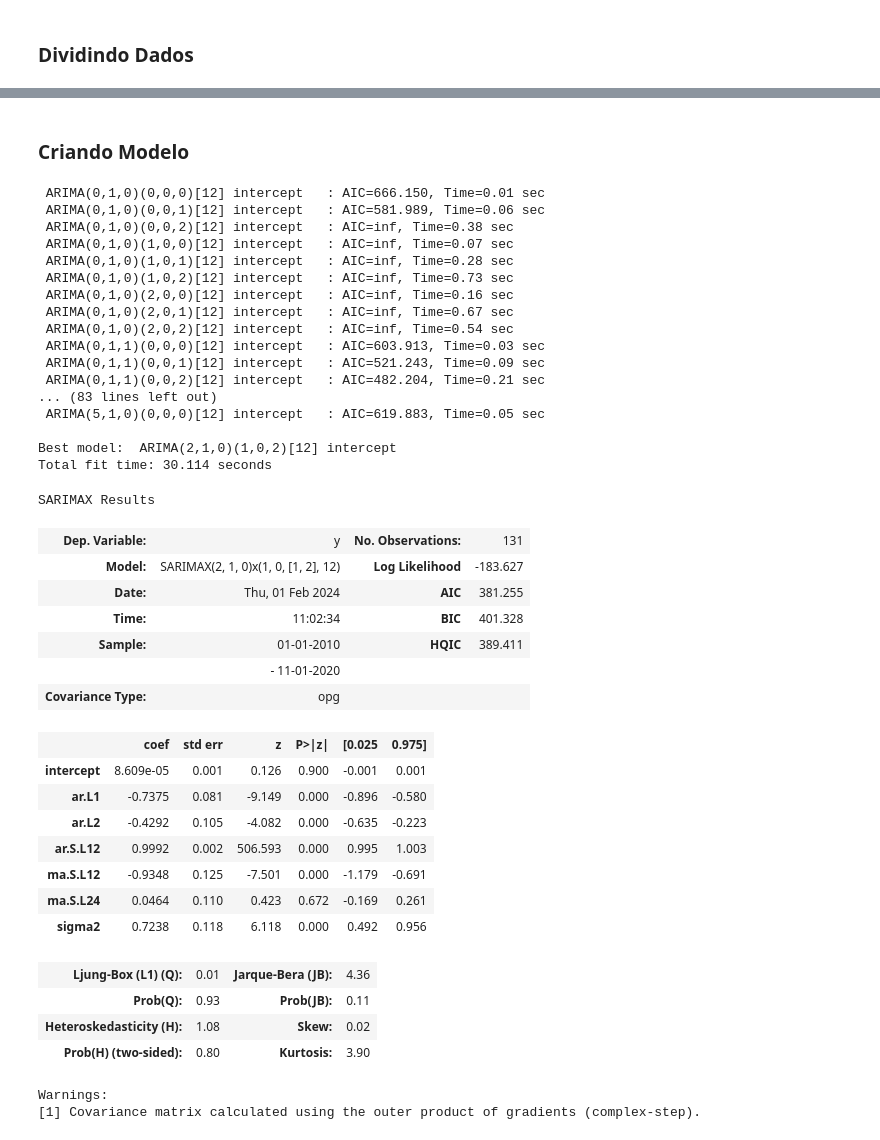
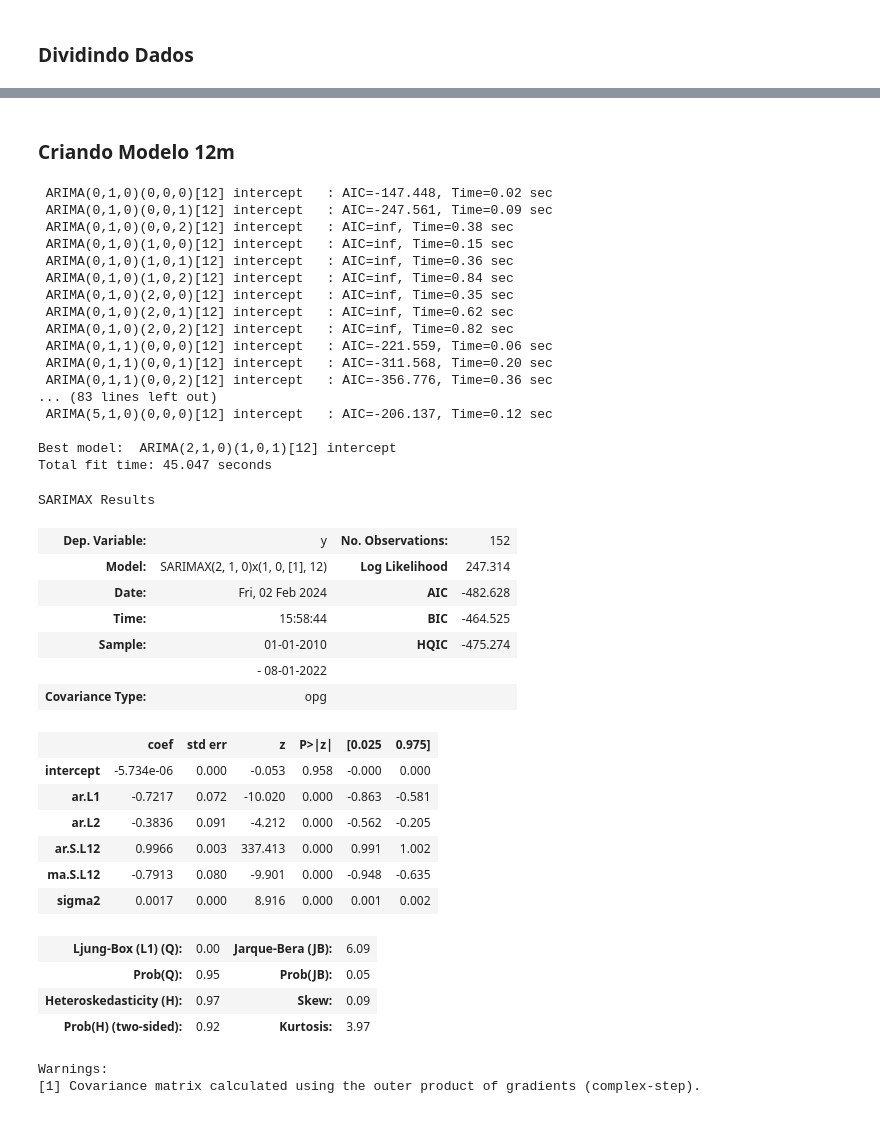
Before and after one commit to lspraciano/timeSeriesChallengeDez23, a Jupyter notebook: supermarket.ipynb, the cells around one changed output, grey strips where cells are left out. Saved outputs shown, nothing was run; the diff lists cells and outputs as text; code cells hidden in the pictures.

```diff
--- a/supermarket.ipynb
+++ b/supermarket.ipynb
@@ -562,7 +578,8 @@ df_arima_cdi["CDI"]: pd.Series = df_arima_cdi["CDI"] ** 1 / 3
 # %% [markdown]
 ### Dividindo Dados
 # %%
-train_size: int = int(len(df_arima_sales) * 0.8)  # 80% dos dados para treinamento, 20% para teste
-train: pd.DataFrame = df_arima_sales[0:train_size]
-test: pd.DataFrame = df_arima_sales[train_size:]
+df_train_12: pd.DataFrame = df_arima_sales.iloc[:-12]
+df_train_24: pd.DataFrame = df_arima_sales.iloc[:-24]
+df_test_12: pd.DataFrame = df_arima_sales.iloc[-12:]
+df_test_24: pd.DataFrame = df_arima_sales.iloc[-24:]
 # %%
@@ -606,2 +657,2 @@ test
 # %% [markdown]
-### Criando Modelo
+### Criando Modelo 12m
@@ -608,6 +665,6 @@ test
 # %%
-arima_model: ARIMA = auto_arima(
-    train["VendasSupermercados"],
+arima_model_12: ARIMA = auto_arima(
+    df_train_12["VendasSupermercados"],
     trace=True,
     stepwise=False,
     seasonal=True,
@@ -615,46 +672,45 @@ arima_model: ARIMA = auto_arima(
     m=12
 )
 # %% [output]
- ARIMA(0,1,0)(0,0,0)[12] intercept   : AIC=666.150, Time=0.01 sec
- ARIMA(0,1,0)(0,0,1)[12] intercept   : AIC=581.989, Time=0.06 sec
+ ARIMA(0,1,0)(0,0,0)[12] intercept   : AIC=-147.448, Time=0.02 sec
+ ARIMA(0,1,0)(0,0,1)[12] intercept   : AIC=-247.561, Time=0.09 sec
  ARIMA(0,1,0)(0,0,2)[12] intercept   : AIC=inf, Time=0.38 sec
- ARIMA(0,1,0)(1,0,0)[12] intercept   : AIC=inf, Time=0.07 sec
- ARIMA(0,1,0)(1,0,1)[12] intercept   : AIC=inf, Time=0.28 sec
- ARIMA(0,1,0)(1,0,2)[12] intercept   : AIC=inf, Time=0.73 sec
- ARIMA(0,1,0)(2,0,0)[12] intercept   : AIC=inf, Time=0.16 sec
- ARIMA(0,1,0)(2,0,1)[12] intercept   : AIC=inf, Time=0.67 sec
- ARIMA(0,1,0)(2,0,2)[12] intercept   : AIC=inf, Time=0.54 sec
- ARIMA(0,1,1)(0,0,0)[12] intercept   : AIC=603.913, Time=0.03 sec
- ARIMA(0,1,1)(0,0,1)[12] intercept   : AIC=521.243, Time=0.09 sec
- ARIMA(0,1,1)(0,0,2)[12] intercept   : AIC=482.204, Time=0.21 sec
+ ARIMA(0,1,0)(1,0,0)[12] intercept   : AIC=inf, Time=0.15 sec
+ ARIMA(0,1,0)(1,0,1)[12] intercept   : AIC=inf, Time=0.36 sec
+ ARIMA(0,1,0)(1,0,2)[12] intercept   : AIC=inf, Time=0.84 sec
+ ARIMA(0,1,0)(2,0,0)[12] intercept   : AIC=inf, Time=0.35 sec
+ ARIMA(0,1,0)(2,0,1)[12] intercept   : AIC=inf, Time=0.62 sec
+ ARIMA(0,1,0)(2,0,2)[12] intercept   : AIC=inf, Time=0.82 sec
+ ARIMA(0,1,1)(0,0,0)[12] intercept   : AIC=-221.559, Time=0.06 sec
+ ARIMA(0,1,1)(0,0,1)[12] intercept   : AIC=-311.568, Time=0.20 sec
+ ARIMA(0,1,1)(0,0,2)[12] intercept   : AIC=-356.776, Time=0.36 sec
 ... (83 lines left out)
- ARIMA(5,1,0)(0,0,0)[12] intercept   : AIC=619.883, Time=0.05 sec
+ ARIMA(5,1,0)(0,0,0)[12] intercept   : AIC=-206.137, Time=0.12 sec
 
-Best model:  ARIMA(2,1,0)(1,0,2)[12] intercept
-Total fit time: 30.114 seconds
+Best model:  ARIMA(2,1,0)(1,0,1)[12] intercept
+Total fit time: 45.047 seconds
 # %%
-arima_model.summary()
+arima_model_12.summary()
 # %% [output]
 SARIMAX Results
-| Dep. Variable: | y | No. Observations: | 131 |
-| Model: | SARIMAX(2, 1, 0)x(1, 0, [1, 2], 12) | Log Likelihood | -183.627 |
-| Date: | Thu, 01 Feb 2024 | AIC | 381.255 |
-| Time: | 11:02:34 | BIC | 401.328 |
-| Sample: | 01-01-2010 | HQIC | 389.411 |
-|  | - 11-01-2020 |  |  |
+| Dep. Variable: | y | No. Observations: | 152 |
+| Model: | SARIMAX(2, 1, 0)x(1, 0, [1], 12) | Log Likelihood | 247.314 |
+| Date: | Fri, 02 Feb 2024 | AIC | -482.628 |
+| Time: | 15:58:44 | BIC | -464.525 |
+| Sample: | 01-01-2010 | HQIC | -475.274 |
+|  | - 08-01-2022 |  |  |
 | Covariance Type: | opg |  |  |
 |  | coef | std err | z | P>|z| | [0.025 | 0.975] |
-| intercept | 8.609e-05 | 0.001 | 0.126 | 0.900 | -0.001 | 0.001 |
-| ar.L1 | -0.7375 | 0.081 | -9.149 | 0.000 | -0.896 | -0.580 |
-| ar.L2 | -0.4292 | 0.105 | -4.082 | 0.000 | -0.635 | -0.223 |
-| ar.S.L12 | 0.9992 | 0.002 | 506.593 | 0.000 | 0.995 | 1.003 |
-| ma.S.L12 | -0.9348 | 0.125 | -7.501 | 0.000 | -1.179 | -0.691 |
-| ma.S.L24 | 0.0464 | 0.110 | 0.423 | 0.672 | -0.169 | 0.261 |
-| sigma2 | 0.7238 | 0.118 | 6.118 | 0.000 | 0.492 | 0.956 |
+| intercept | -5.734e-06 | 0.000 | -0.053 | 0.958 | -0.000 | 0.000 |
+| ar.L1 | -0.7217 | 0.072 | -10.020 | 0.000 | -0.863 | -0.581 |
+| ar.L2 | -0.3836 | 0.091 | -4.212 | 0.000 | -0.562 | -0.205 |
+| ar.S.L12 | 0.9966 | 0.003 | 337.413 | 0.000 | 0.991 | 1.002 |
+| ma.S.L12 | -0.7913 | 0.080 | -9.901 | 0.000 | -0.948 | -0.635 |
+| sigma2 | 0.0017 | 0.000 | 8.916 | 0.000 | 0.001 | 0.002 |
-| Ljung-Box (L1) (Q): | 0.01 | Jarque-Bera (JB): | 4.36 |
-| Prob(Q): | 0.93 | Prob(JB): | 0.11 |
-| Heteroskedasticity (H): | 1.08 | Skew: | 0.02 |
-| Prob(H) (two-sided): | 0.80 | Kurtosis: | 3.90 |
+| Ljung-Box (L1) (Q): | 0.00 | Jarque-Bera (JB): | 6.09 |
+| Prob(Q): | 0.95 | Prob(JB): | 0.05 |
+| Heteroskedasticity (H): | 0.97 | Skew: | 0.09 |
+| Prob(H) (two-sided): | 0.92 | Kurtosis: | 3.97 |
 Warnings:
 [1] Covariance matrix calculated using the outer product of gradients (complex-step).
 # %%
```
Also changed, not shown: parts of 23 cells of this notebook.
